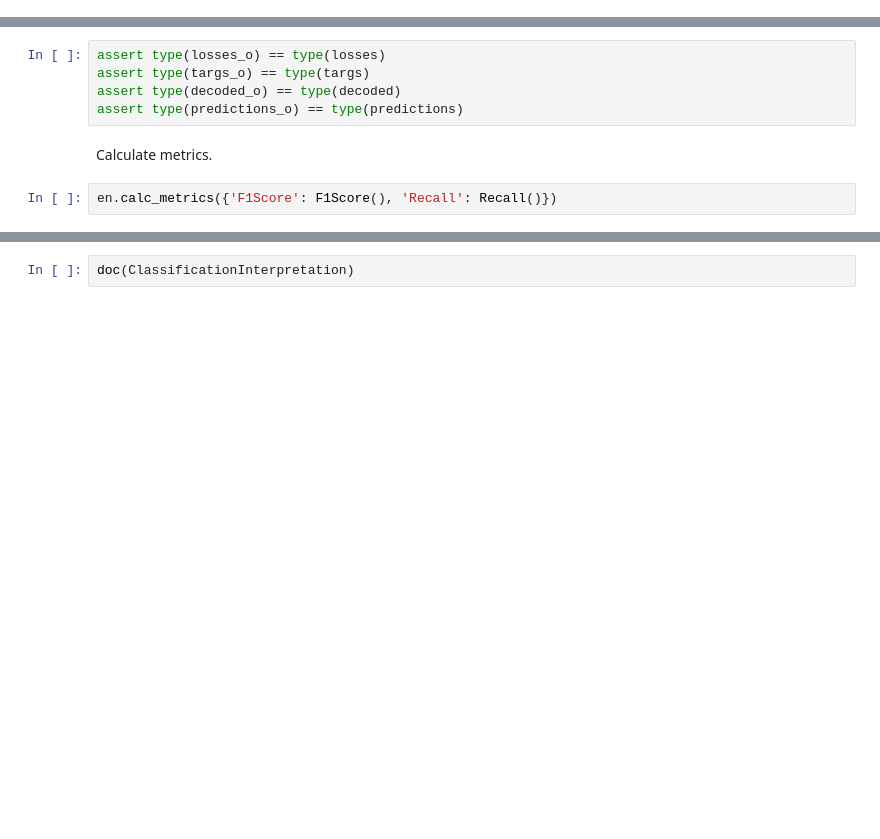
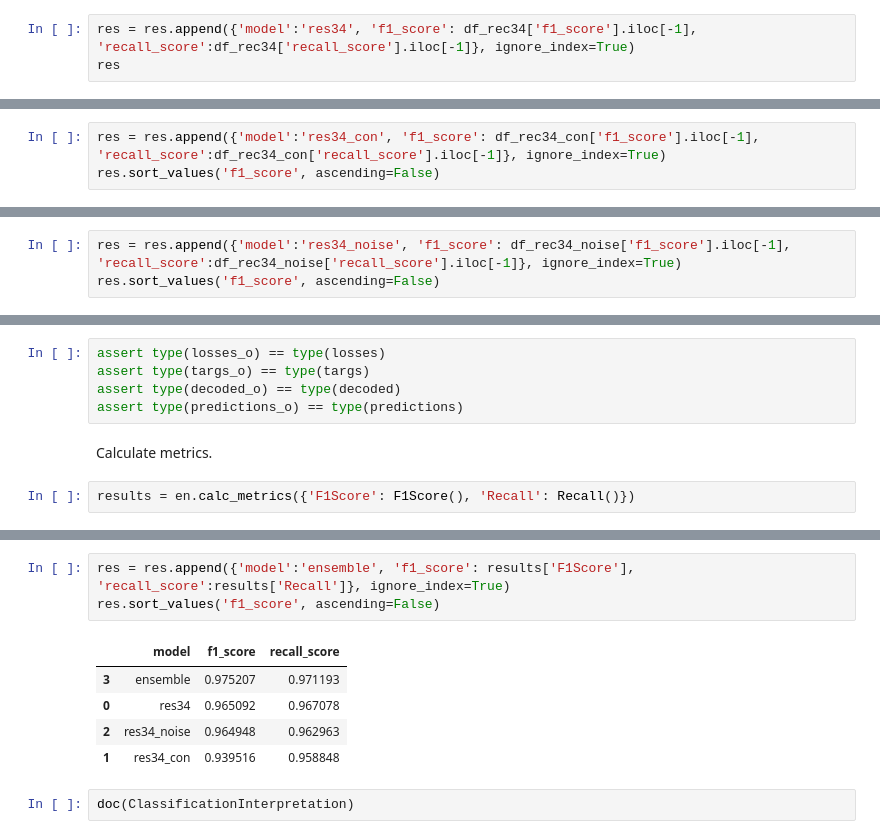
Before and after one commit to tomiambro/covid_transfer_learning, a Jupyter notebook: covid.ipynb, the cells around one changed output, grey strips where cells are left out. Drawn from its saved outputs; the diff is of its cells as text; blank space fills up the shorter version.

```diff
--- a/covid.ipynb
+++ b/covid.ipynb
@@ -72,0 +75,3 @@ df_rec34
+# %%
+res = res.append({'model':'res34', 'f1_score': df_rec34['f1_score'].iloc[-1], 'recall_score':df_rec34['recall_score'].iloc[-1]}, ignore_index=True)
+res
@@ -136,0 +146,3 @@ df_rec34_con
+# %%
+res = res.append({'model':'res34_con', 'f1_score': df_rec34_con['f1_score'].iloc[-1], 'recall_score':df_rec34_con['recall_score'].iloc[-1]}, ignore_index=True)
+res.sort_values('f1_score', ascending=False)
@@ -196,0 +214,3 @@ df_rec34_noise
+# %%
+res = res.append({'model':'res34_noise', 'f1_score': df_rec34_noise['f1_score'].iloc[-1], 'recall_score':df_rec34_noise['recall_score'].iloc[-1]}, ignore_index=True)
+res.sort_values('f1_score', ascending=False)
@@ -342,7 +367,7 @@ assert type(predictions_o) == type(predictions)
 # %% [markdown]
 Calculate metrics.
 # %%
-en.calc_metrics({'F1Score': F1Score(), 'Recall': Recall()})
+results = en.calc_metrics({'F1Score': F1Score(), 'Recall': Recall()})
 # %% [output]
 Getting predictions from res34
 [interactive output not drawn]
@@ -354,3 +378,12 @@ Getting predictions from res34_noise
+# %%
+res = res.append({'model':'ensemble', 'f1_score': results['F1Score'], 'recall_score':results['Recall']}, ignore_index=True)
+res.sort_values('f1_score', ascending=False)
+# %% [output]
+|  | model | f1_score | recall_score |
+| 3 | ensemble | 0.975207 | 0.971193 |
+| 0 | res34 | 0.965092 | 0.967078 |
+| 2 | res34_noise | 0.964948 | 0.962963 |
+| 1 | res34_con | 0.939516 | 0.958848 |
 # %%
 doc(ClassificationInterpretation)
 # %% [output]
```
Also changed, not shown: parts of 26 cells of this notebook.
